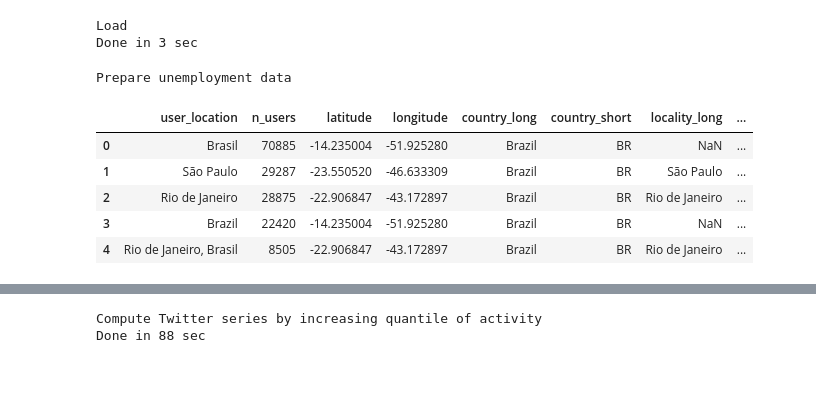
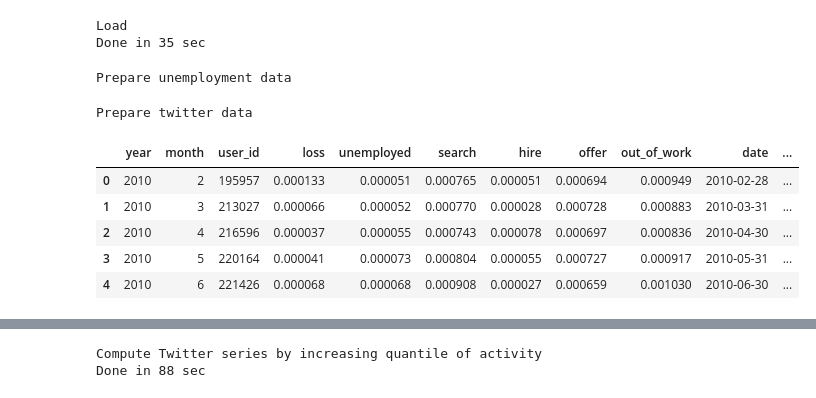
Before and after one commit to spfraib/twitter, a Jupyter notebook: 6-keywords/6.6-get-labor-market-predictions-country-level.ipynb, the cells around one changed output, grey strips where cells are left out. Cells and saved outputs as stored; diff of their text form; code cells hidden in the pictures.

Commit message:
updated survey predictions

```diff
--- a/6-keywords/6.6-get-labor-market-predictions-country-level.ipynb
+++ b/6-keywords/6.6-get-labor-market-predictions-country-level.ipynb
@@ -41,12 +44,13 @@ Features: statuses_per_day, account_age
 print('Load')
 start = timer()
 unemployment_rates=pd.read_csv(os.path.join(path_to_data,'official','country','time_series_unemployment_rate.csv'),index_col=0)
-pop_metro_areas=pd.read_csv(os.path.join(path_to_data,'official','city',country_code,'pop_metro_areas.csv'),index_col=0)
+users_predictions=pq.ParquetDataset(glob(os.path.join(path_to_data,'classification',country_code,'users_predictions','*.parquet'))).read().to_pandas()
 user_locations=pd.read_pickle(os.path.join(path_to_data,'locations','profiles','account-locations.pkl'))
-users_counts=pq.ParquetDataset(glob(os.path.join(path_to_data,'classification',country_code,'users_counts','*.parquet'))).read().to_pandas()
+pop_metro_areas=pd.read_csv(os.path.join(path_to_data,'official','metro_areas',country_code,'pop_metro_areas.csv'),index_col=0)
+user_location_2_geo_id_metro_areas=pd.read_csv(os.path.join(path_to_data,'official','metro_areas',country_code,'user_location_2_geo_id.csv'),index_col=0)
 print("Done in", round(timer()-start), "sec")
 # %% [output]
 Load
-Done in 3 sec
+Done in 35 sec
 # %%
 print('Prepare unemployment data')
@@ -58,14 +62,44 @@ df1.dropna(inplace=True)
 # %% [output]
 Prepare unemployment data
-# %%
-user_locations=user_locations.loc[user_locations.country_short==country_code].copy()
-user_locations=user_locations.merge(users_counts.groupby('user_location',as_index=False)['user_id'].sum())
+# %%
+print('Prepare twitter data')
+users_predictions.year=users_predictions.year.astype(int)
+users_predictions.month=users_predictions.month.astype(int)
+user_locations=user_locations.loc[user_locations.country_short==country_code].copy()
+user_locations_metro_areas=user_locations.merge(user_location_2_geo_id_metro_areas,on='user_location')[['user_location','geo_id']].copy()
+users_predictions_metro_areas=users_predictions.merge(user_locations_metro_areas,on='user_location')
+users_predictions_metro_areas=users_predictions_metro_areas.groupby(['year','month','geo_id'],as_index=False)[
+['user_id', 'out_of_work', 'hire', 'offer', 'loss', 'unemployed', 'search']].sum()
+n_users_by_year_and_location=users_predictions_metro_areas.groupby(['year','geo_id'],as_index=False)[['user_id']].sum()
+weights_metro_areas=pop_metro_areas.merge(n_users_by_year_and_location,on=['year','geo_id'])
+weights_metro_areas=weights_metro_areas[weights_metro_areas['user_id']>=min_users].copy()
+weights_metro_areas['w']=(weights_metro_areas['pop'].divide(weights_metro_areas['user_id']))
+weights_metro_areas.drop(['user_id','pop'],1,inplace=True)
+users_predictions_metro_areas=users_predictions_metro_areas.merge(weights_metro_areas,on=['year','geo_id'])
+users_predictions_metro_areas[[x+'_w' for x in ['user_id']+labels]]=users_predictions_metro_areas[['user_id']+labels].multiply(users_predictions_metro_areas['w'],0)
+users_predictions_metro_areas=users_predictions_metro_areas.drop(['geo_id','w'],1).groupby(['year','month'],as_index=False).sum()
+users_predictions_metro_areas[labels]=\
+users_predictions_metro_areas[labels].divide(users_predictions_metro_areas['user_id'],0)
+users_predictions_metro_areas[[x+'_w' for x in labels]]=\
+users_predictions_metro_areas[[x+'_w' for x in labels]].divide(users_predictions_metro_areas['user_id_w'],0)
+users_predictions_metro_areas=users_predictions_metro_areas.merge(unemployment_rates,on=['year','month'])
+users_predictions_metro_areas['date'] = pd.to_datetime(users_predictions_metro_areas['year'].astype(str) + users_predictions_metro_areas['month'].astype(str), format='%Y%m') + pd.offsets.MonthEnd(0)
+# %% [output]
+Prepare twitter data
+# %%
+users_predictions_rural_areas=users_predictions[-users_predictions.user_location.isin(user_location_2_geo_id_metro_areas['user_location'])].copy()
+users_predictions_rural_areas=users_predictions_rural_areas.merge(user_locations[['user_location']])
+users_predictions_rural_areas=users_predictions_rural_areas.groupby(['year','month'],as_index=False)[['user_id']+labels].sum()
+users_predictions_rural_areas[labels]=\
+users_predictions_rural_areas[labels].divide(users_predictions_rural_areas['user_id'],0)
+users_predictions_rural_areas=users_predictions_rural_areas.merge(unemployment_rates,on=['year','month'])
+users_predictions_rural_areas['date'] = pd.to_datetime(users_predictions_rural_areas['year'].astype(str) + users_predictions_rural_areas['month'].astype(str), format='%Y%m') + pd.offsets.MonthEnd(0)
 # %%
-user_locations.head()
+users_predictions_rural_areas.head()
 # %% [output]
-|  | user_location | n_users | latitude | longitude | country_long | country_short | locality_long | ... |
-| 0 | Brasil | 70885 | -14.235004 | -51.925280 | Brazil | BR | NaN | ... |
-| 1 | São Paulo | 29287 | -23.550520 | -46.633309 | Brazil | BR | São Paulo | ... |
-| 2 | Rio de Janeiro | 28875 | -22.906847 | -43.172897 | Brazil | BR | Rio de Janeiro | ... |
-| 3 | Brazil | 22420 | -14.235004 | -51.925280 | Brazil | BR | NaN | ... |
-| 4 | Rio de Janeiro, Brasil | 8505 | -22.906847 | -43.172897 | Brazil | BR | Rio de Janeiro | ... |
+|  | year | month | user_id | loss | unemployed | search | hire | offer | out_of_work | date | ... |
+| 0 | 2010 | 2 | 195957 | 0.000133 | 0.000051 | 0.000765 | 0.000051 | 0.000694 | 0.000949 | 2010-02-28 | ... |
+| 1 | 2010 | 3 | 213027 | 0.000066 | 0.000052 | 0.000770 | 0.000028 | 0.000728 | 0.000883 | 2010-03-31 | ... |
+| 2 | 2010 | 4 | 216596 | 0.000037 | 0.000055 | 0.000743 | 0.000078 | 0.000697 | 0.000836 | 2010-04-30 | ... |
+| 3 | 2010 | 5 | 220164 | 0.000041 | 0.000073 | 0.000804 | 0.000055 | 0.000727 | 0.000917 | 2010-05-31 | ... |
+| 4 | 2010 | 6 | 221426 | 0.000068 | 0.000068 | 0.000908 | 0.000027 | 0.000659 | 0.001030 | 2010-06-30 | ... |
```
Also changed, not shown: parts of 13 cells of this notebook, 2 other files.
